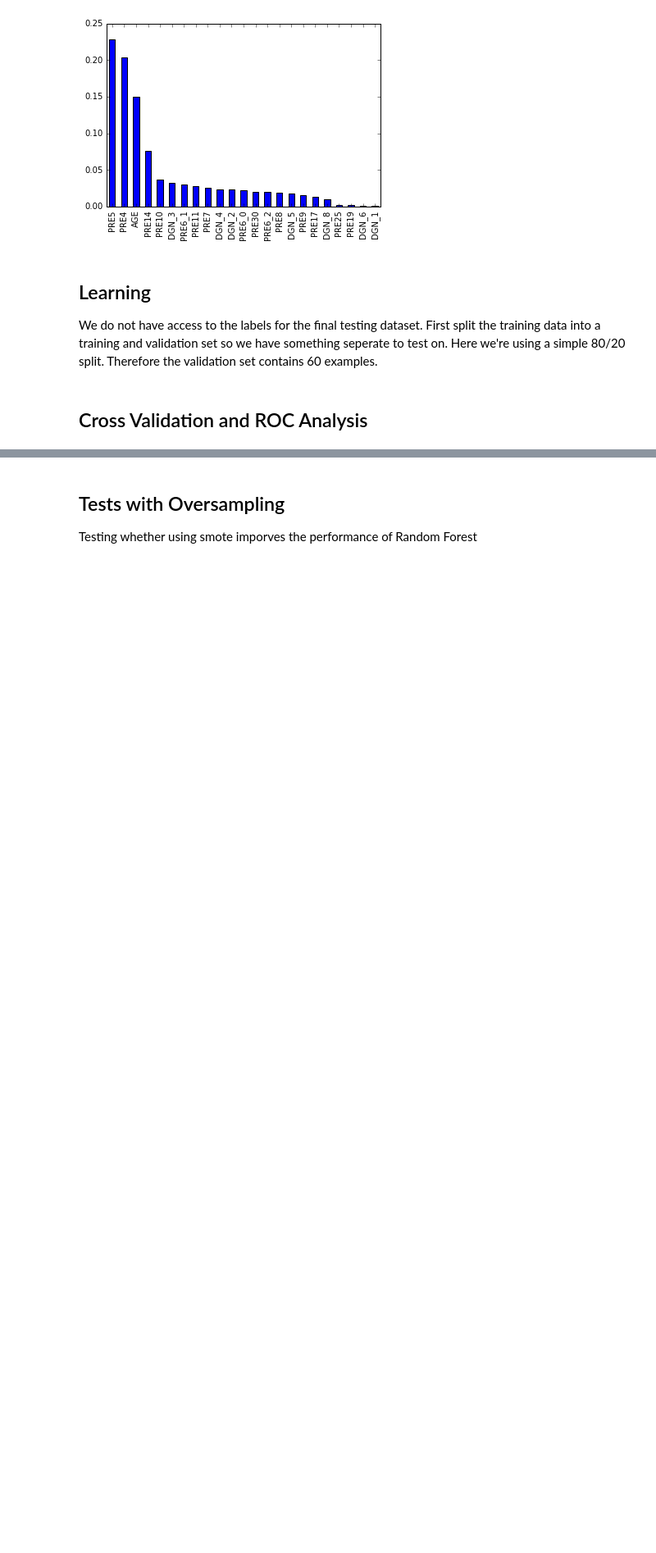
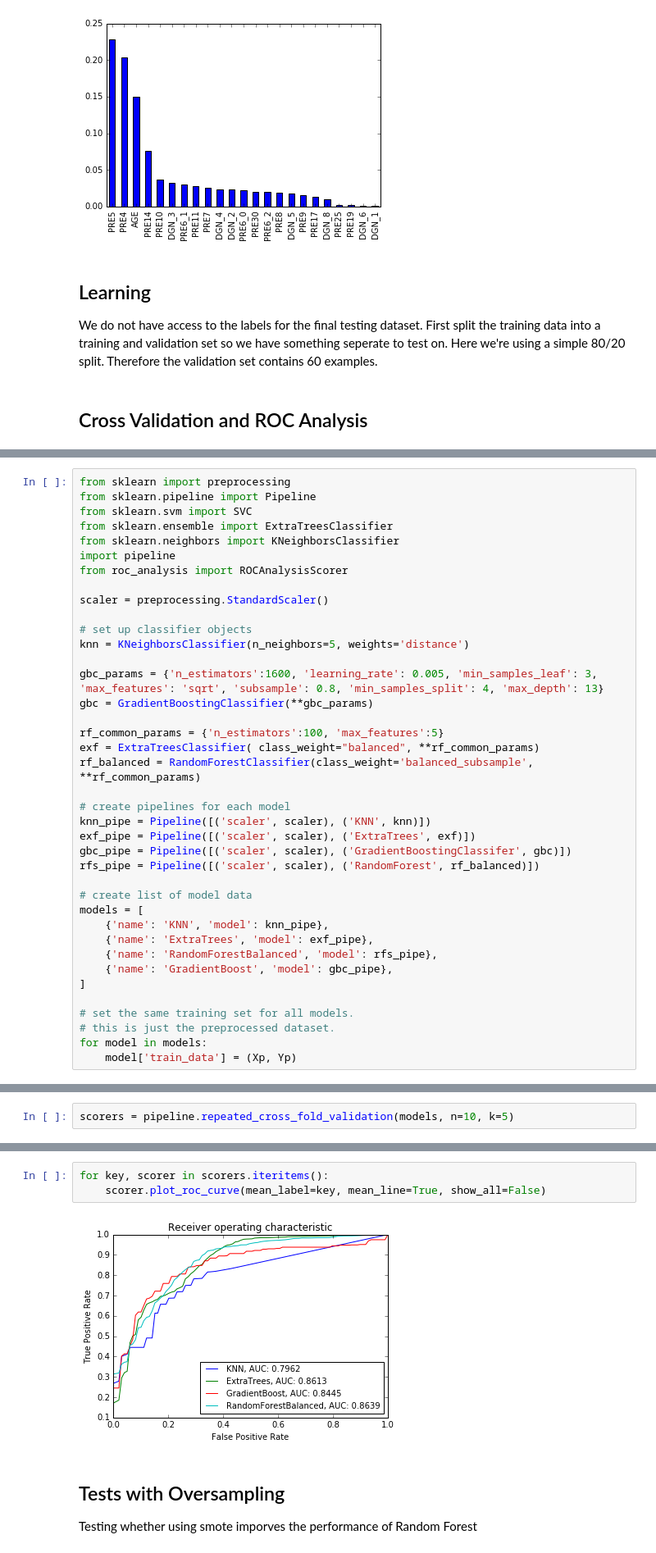
Before and after one commit to samueljackson92/SEM6420-machine-learning, a Jupyter notebook: src/Analysis.ipynb, the cells around one changed output, grey strips where cells are left out. Shown at 82% size. Saved outputs shown, nothing was run; the diff lists cells and outputs as text; blank space fills up the shorter version.

```diff
--- a/src/Analysis.ipynb
+++ b/src/Analysis.ipynb
@@ -238,0 +146,39 @@ plt.show()
+# %%
+from sklearn import preprocessing
+from sklearn.pipeline import Pipeline
+from sklearn.svm import SVC
+from sklearn.ensemble import ExtraTreesClassifier
+from sklearn.neighbors import KNeighborsClassifier
+import pipeline
+from roc_analysis import ROCAnalysisScorer
+
+scaler = preprocessing.StandardScaler()
+
+# set up classifier objects
+knn = KNeighborsClassifier(n_neighbors=5, weights='distance')
+
+gbc_params = {'n_estimators':1600, 'learning_rate': 0.005, 'min_samples_leaf': 3, 'max_features': 'sqrt', 'subsample': 0.8, 'min_samples_split': 4, 'max_depth': 13}
+gbc = GradientBoostingClassifier(**gbc_params)
+
+rf_common_params = {'n_estimators':100, 'max_features':5}
+exf = ExtraTreesClassifier( class_weight="balanced", **rf_common_params)
+rf_balanced = RandomForestClassifier(class_weight='balanced_subsample', **rf_common_params)
+
+# create pipelines for each model
+knn_pipe = Pipeline([('scaler', scaler), ('KNN', knn)])
+exf_pipe = Pipeline([('scaler', scaler), ('ExtraTrees', exf)])
+gbc_pipe = Pipeline([('scaler', scaler), ('GradientBoostingClassifer', gbc)])
+rfs_pipe = Pipeline([('scaler', scaler), ('RandomForest', rf_balanced)])
+
+# create list of model data
+models = [
+    {'name': 'KNN', 'model': knn_pipe},
+    {'name': 'ExtraTrees', 'model': exf_pipe},
+    {'name': 'RandomForestBalanced', 'model': rfs_pipe},
+    {'name': 'GradientBoost', 'model': gbc_pipe},
+]
+
+# set the same training set for all models.
+# this is just the preprocessed dataset.
+for model in models:
+    model['train_data'] = (Xp, Yp)
@@ -238,0 +187,2 @@ plt.show()
+# %%
+scorers = pipeline.repeated_cross_fold_validation(models, n=10, k=5)
@@ -239,3 +191,8 @@ plt.show()
+# %%
+for key, scorer in scorers.iteritems():
+    scorer.plot_roc_curve(mean_label=key, mean_line=True, show_all=False)
+# %% [output]
+[figure, added]
 # %% [markdown]
 ## Tests with Oversampling
 
```
Also changed, not shown: parts of 26 cells of this notebook, 2 other files.
